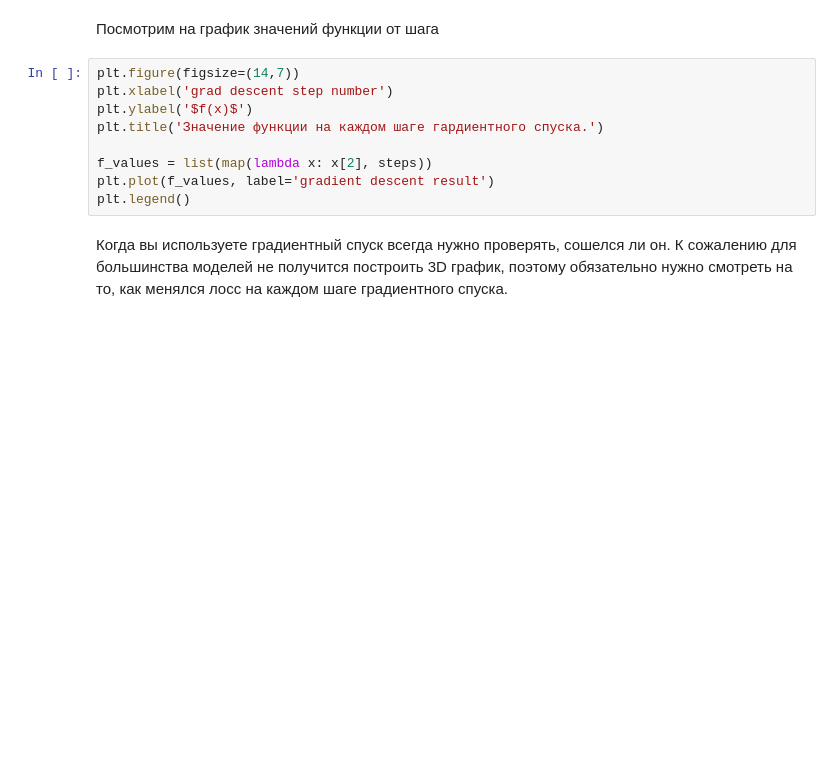
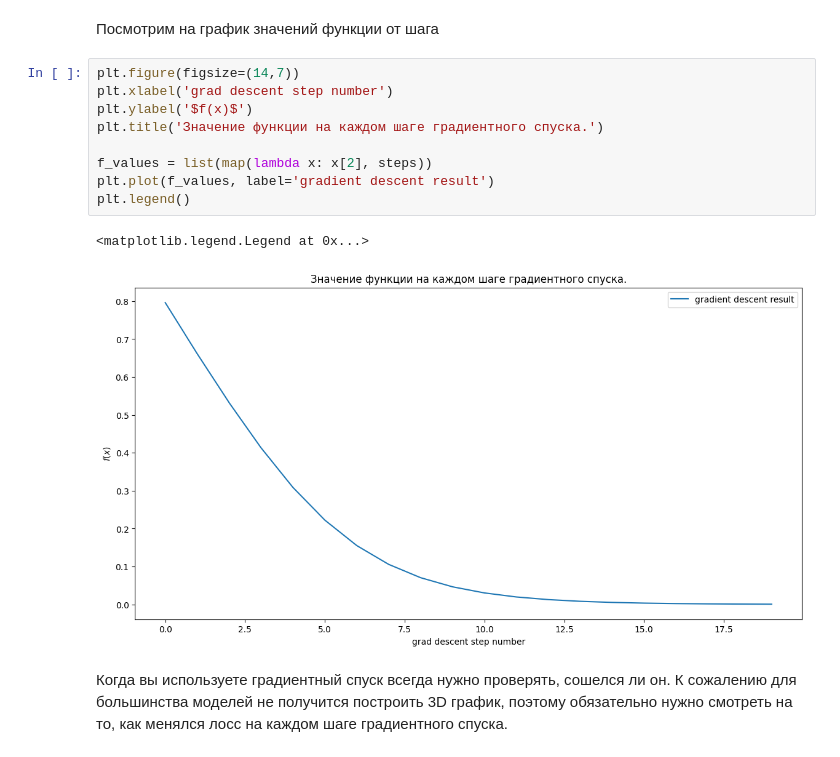
Before and after one commit to ilev-sergey/deep-learning-school, a Jupyter notebook: [homework]linear_models_fall_2021.ipynb, the cells around one changed output. Cells and saved outputs as stored; diff of their text form; blank space fills up the shorter version.

```diff
--- a/[homework]linear_models_fall_2021.ipynb
+++ b/[homework]linear_models_fall_2021.ipynb
@@ -129,12 +153,15 @@ plt.show()
 # %%
 plt.figure(figsize=(14,7))
 plt.xlabel('grad descent step number')
 plt.ylabel('$f(x)$')
-plt.title('Значение функции на каждом шаге гардиентного спуска.')
+plt.title('Значение функции на каждом шаге градиентного спуска.')
 
 f_values = list(map(lambda x: x[2], steps))
 plt.plot(f_values, label='gradient descent result')
 plt.legend()
+# %% [output]
+<matplotlib.legend.Legend at 0x...>
+[figure, added]
 # %% [markdown]
 Когда вы используете градиентный спуск всегда нужно проверять, сошелся ли он. К сожалению для большинства моделей не получится построить 3D график, поэтому обязательно нужно смотреть на то, как менялся лосс на каждом шаге градиентного спуска.
 # %% [markdown]
```
Also changed, not shown: parts of 14 cells of this notebook.
